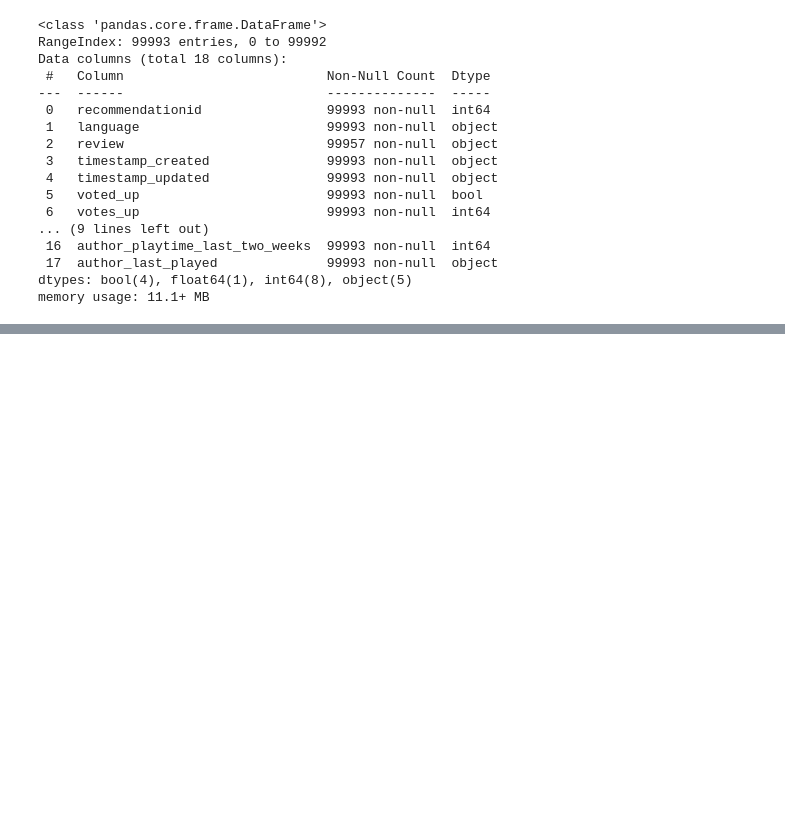
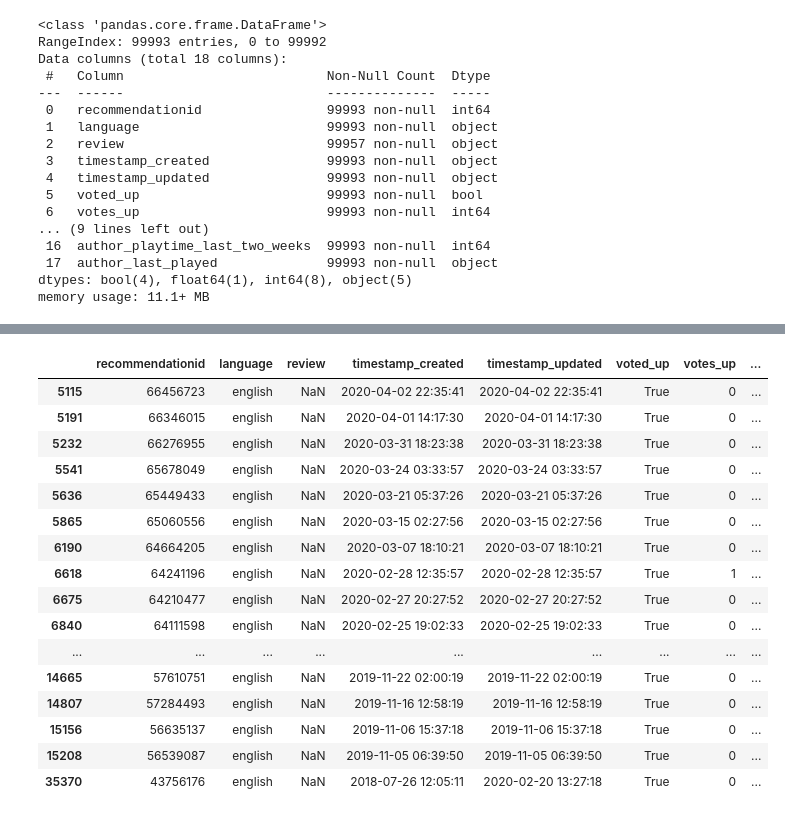
Before and after one commit to iladesio/NLP_Videogame-Playability-Analysis, a Jupyter notebook: src/project.ipynb, the cells around one changed output, grey strips where cells are left out. Cells and saved outputs as stored; diff of their text form; code cells hidden in the pictures; blank space fills up the shorter version.

```diff
--- a/src/project.ipynb
+++ b/src/project.ipynb
@@ -69,5 +83,5 @@ Drive already mounted at /content/drive; to attempt to forcibly remount, call dr
 # %%
-game_dataset=pd.read_csv("drive/My Drive/data_clean.csv")
+game_dataset=pd.read_csv("/Users/ilariadesio/Desktop/Computerscience/First year/Second semester/Big Data/Projects/Video_Game_Playability_Analysis/dataset/data_clean.csv")
 game_dataset.head()
 # %% [output]
 |  | recommendationid | language | review | timestamp_created | timestamp_updated | voted_up | votes_up | ... |
@@ -110,0 +151,20 @@ The shape of the dataset is 99993 rows by 18 columns
+# %%
+game_dataset[game_dataset['review'].isna()]
+# %% [output]
+|  | recommendationid | language | review | timestamp_created | timestamp_updated | voted_up | votes_up | ... |
+| 5115 | 66456723 | english | NaN | 2020-04-02 22:35:41 | 2020-04-02 22:35:41 | True | 0 | ... |
+| 5191 | 66346015 | english | NaN | 2020-04-01 14:17:30 | 2020-04-01 14:17:30 | True | 0 | ... |
+| 5232 | 66276955 | english | NaN | 2020-03-31 18:23:38 | 2020-03-31 18:23:38 | True | 0 | ... |
+| 5541 | 65678049 | english | NaN | 2020-03-24 03:33:57 | 2020-03-24 03:33:57 | True | 0 | ... |
+| 5636 | 65449433 | english | NaN | 2020-03-21 05:37:26 | 2020-03-21 05:37:26 | True | 0 | ... |
+| 5865 | 65060556 | english | NaN | 2020-03-15 02:27:56 | 2020-03-15 02:27:56 | True | 0 | ... |
+| 6190 | 64664205 | english | NaN | 2020-03-07 18:10:21 | 2020-03-07 18:10:21 | True | 0 | ... |
+| 6618 | 64241196 | english | NaN | 2020-02-28 12:35:57 | 2020-02-28 12:35:57 | True | 1 | ... |
+| 6675 | 64210477 | english | NaN | 2020-02-27 20:27:52 | 2020-02-27 20:27:52 | True | 0 | ... |
+| 6840 | 64111598 | english | NaN | 2020-02-25 19:02:33 | 2020-02-25 19:02:33 | True | 0 | ... |
+| ... | ... | ... | ... | ... | ... | ... | ... | ... |
+| 14665 | 57610751 | english | NaN | 2019-11-22 02:00:19 | 2019-11-22 02:00:19 | True | 0 | ... |
+| 14807 | 57284493 | english | NaN | 2019-11-16 12:58:19 | 2019-11-16 12:58:19 | True | 0 | ... |
+| 15156 | 56635137 | english | NaN | 2019-11-06 15:37:18 | 2019-11-06 15:37:18 | True | 0 | ... |
+| 15208 | 56539087 | english | NaN | 2019-11-05 06:39:50 | 2019-11-05 06:39:50 | True | 0 | ... |
+| 35370 | 43756176 | english | NaN | 2018-07-26 12:05:11 | 2020-02-20 13:27:18 | True | 0 | ... |
```
Also changed, not shown: parts of 28 cells of this notebook.
